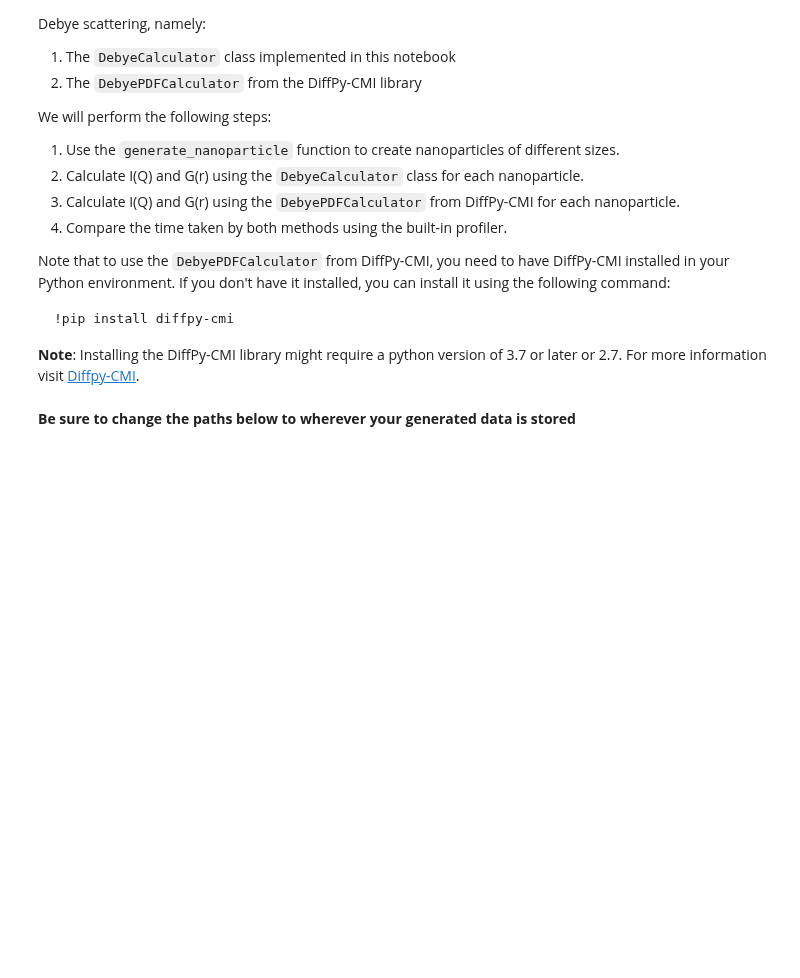
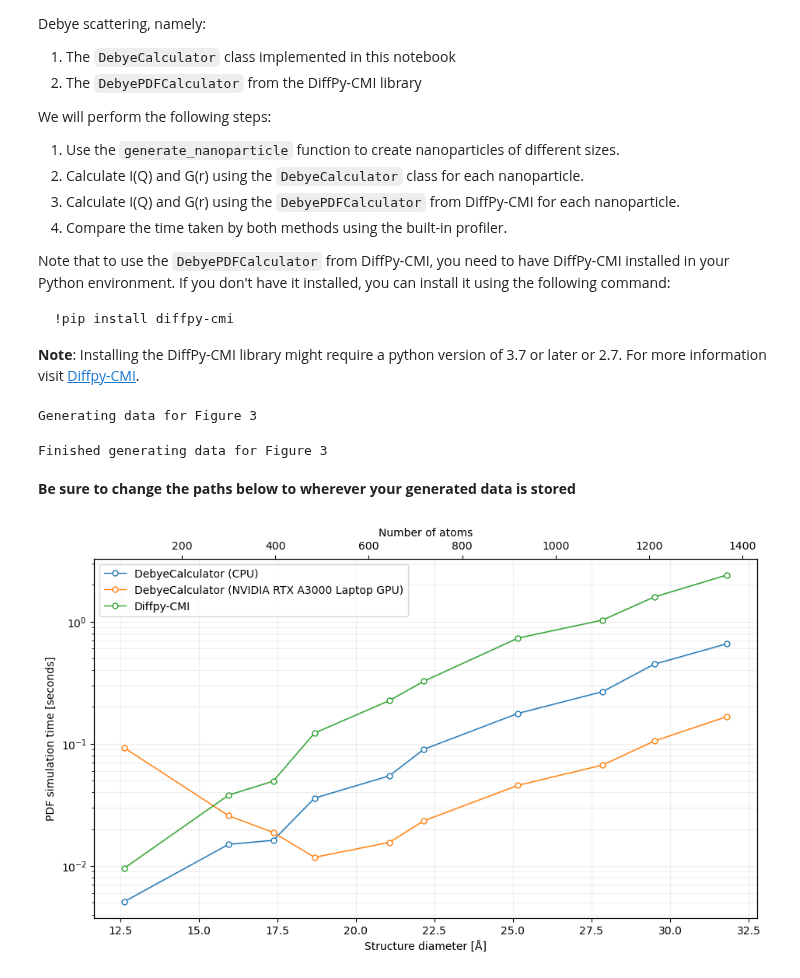
Before and after one commit to FrederikLizakJohansen/DebyeCalculator, a Jupyter notebook: quickstart/Tutorial.ipynb, the cells around one changed output. Drawn from its saved outputs; the diff is of its cells as text; code cells hidden in the pictures; blank space fills up the shorter version.

Commit message:
Fixed Tutorial and script to produce figure data, .cif implementation works now

```diff
--- a/quickstart/Tutorial.ipynb
+++ b/quickstart/Tutorial.ipynb
@@ -426,7 +459,7 @@ args = dict(
     cif = '../example_data/AntiFluorite_Co2O.cif',
     output_folder = '../quickstart/tutorial_output',
     min_radius = 5,
-    max_radius = 10,
+    max_radius = 15,
     step_radius = 1,
     batch_size_cpu = 4000,
     batch_size_cuda = 4000,
@@ -439,6 +472,9 @@ args = dict(
 )
 
 produce_figures(args)
+# %% [output]
+Generating data for Figure 3
+Finished generating data for Figure 3
 # %% [markdown]
 **Be sure to change the paths below to wherever your generated data is stored**
 # %%
@@ -448,33 +484,35 @@ diffpy_data = np.genfromtxt('../quickstart/tutorial_output/timings_diffpy.csv',
 # %%
 fig, ax = plt.subplots(figsize=(11,6))
 
 _markersize = 5
 
 # Ours CPU
 ax.plot(cpu_data[:,0], cpu_data[:,2], c='#1f77b4',  marker='o', markerfacecolor='w', markersize=_markersize, lw=1, label = f'DebyeCalculator (CPU)')
 ax.fill_between(cpu_data[:,0], cpu_data[:,2]-cpu_data[:,3], cpu_data[:,2]+cpu_data[:,3], alpha=0.2, color='#1f77b4')
 
 # Ours GPU
 ax.plot(cuda_data[:,0], cuda_data[:,2], c='#ff7f0e',  marker='o', markerfacecolor='w', markersize=_markersize, lw=1, label = f'DebyeCalculator (NVIDIA RTX A3000 Laptop GPU)')
 ax.fill_between(cuda_data[:,0], cuda_data[:,2]-cuda_data[:,3], cuda_data[:,2]+cuda_data[:,3], alpha=0.2, color='#ff7f0e')
 
 # Diffpy
 ax.plot(diffpy_data[:,0], diffpy_data[:,2], c='#2ca02c',  marker='o', markerfacecolor='w', markersize=_markersize, lw=1, label = f'Diffpy-CMI')
 ax.fill_between(diffpy_data[:,0],diffpy_data[:,2]-diffpy_data[:,3], diffpy_data[:,2]+diffpy_data[:,3], alpha=0.2, color='#2ca02c')
 
 ax.set_ylabel('PDF simulation time [seconds]')
 ax.set_xlabel('Structure diameter [Å]')
 ax.grid(alpha=0.2, which="both")
 ax.legend()
-# ax.set_yscale('log')
+ax.set_yscale('log')
 
 ax_atoms = ax.twiny()
 ax_atoms.plot(cpu_data[:,1], np.zeros_like(cpu_data[:,1]), alpha=0.0)
 ax_atoms.set(xlabel='Number of atoms')
 plt.show()
 
 # # Save figure to paper
 # fig.savefig('../figures/figure3.png', dpi=300, bbox_inches='tight')
+# %% [output]
+[figure, added]
 # %%
 fig, (ax1, ax2) = plt.subplots(1,2,figsize=(11,4))
 
```
Also changed, not shown: parts of 10 cells of this notebook.
